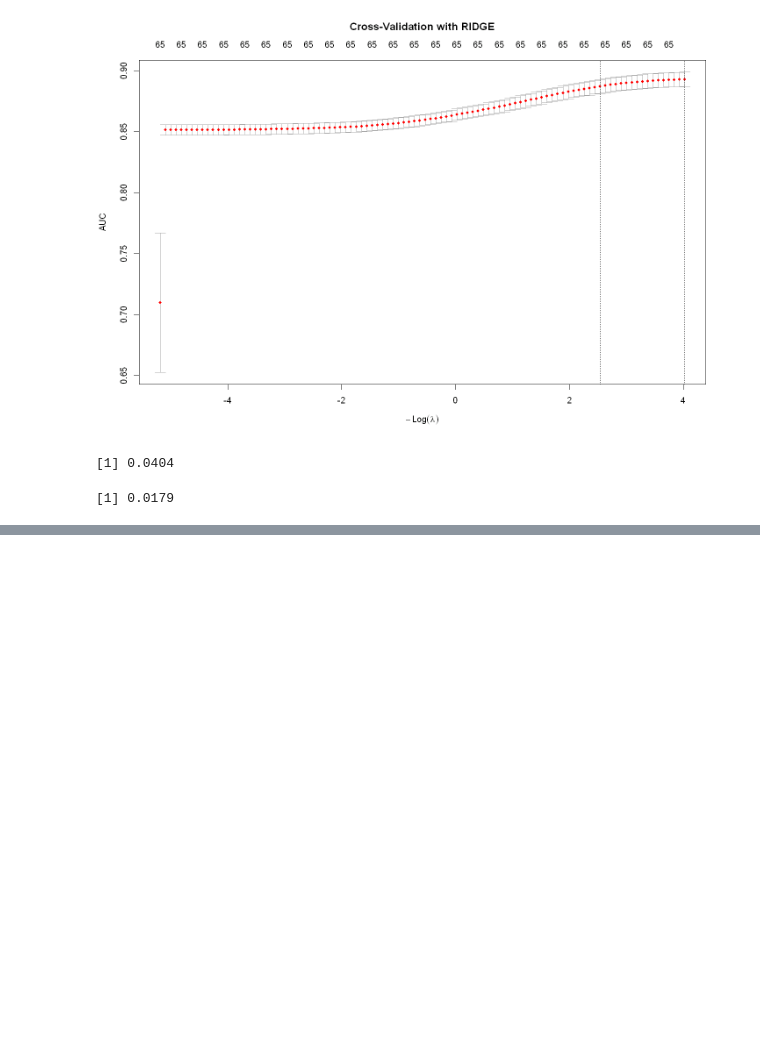
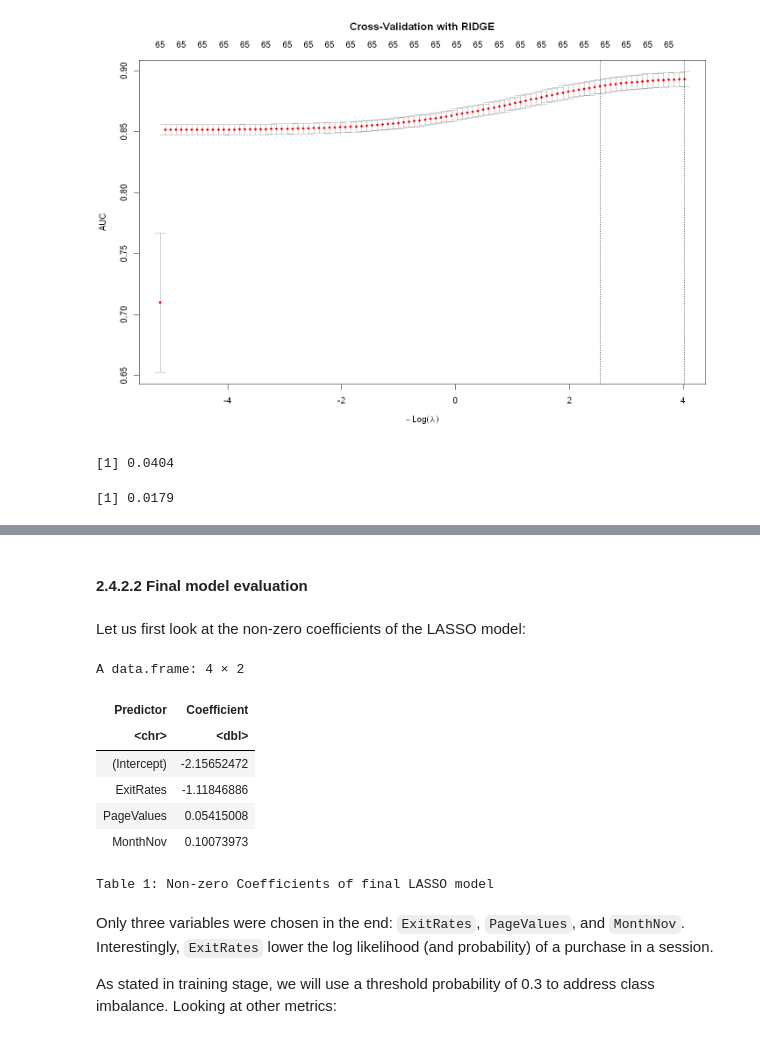
Before and after one commit to schan26/stat301-project, a Jupyter notebook: stat301_code.ipynb, the cells around one changed output, grey strips where cells are left out. Saved outputs shown, nothing was run; the diff lists cells and outputs as text; code cells hidden in the pictures; blank space fills up the shorter version.

```diff
--- a/stat301_code.ipynb
+++ b/stat301_code.ipynb
@@ -686,0 +645,25 @@ Setting direction: controls < cases
+# %% [markdown]
+#### 2.4.2.2 Final model evaluation
+# %% [markdown]
+Let us first look at the non-zero coefficients of the LASSO model:
+# %%
+coef <- coef(final_lasso)
+
+coef_df <- data.frame(Predictor = rownames(coef),
+                      Coefficient = as.numeric(coef))
+
+coef_df %>% filter(Coefficient != 0)
+cat("Table 1: Non-zero Coefficients of final LASSO model")
+# %% [output]
+A data.frame: 4 × 2
+| Predictor | Coefficient |
+| <chr> | <dbl> |
+| (Intercept) | -2.15652472 |
+| ExitRates | -1.11846886 |
+| PageValues | 0.05415008 |
+| MonthNov | 0.10073973 |
+Table 1: Non-zero Coefficients of final LASSO model
+# %% [markdown]
+Only three variables were chosen in the end: `ExitRates`, `PageValues`, and `MonthNov`. Interestingly, `ExitRates` lower the log likelihood (and probability) of a purchase in a session.
+
+As stated in training stage, we will use a threshold probability of 0.3 to address class imbalance. Looking at other metrics:
```
Also changed, not shown: parts of 43 cells of this notebook.
